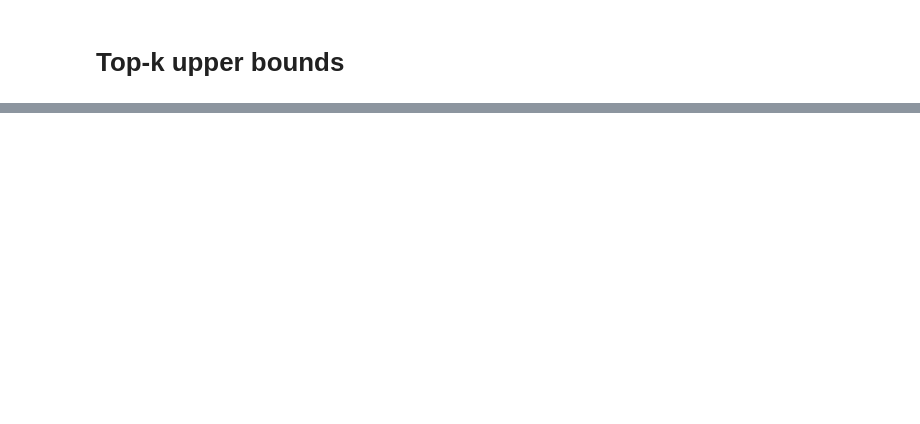
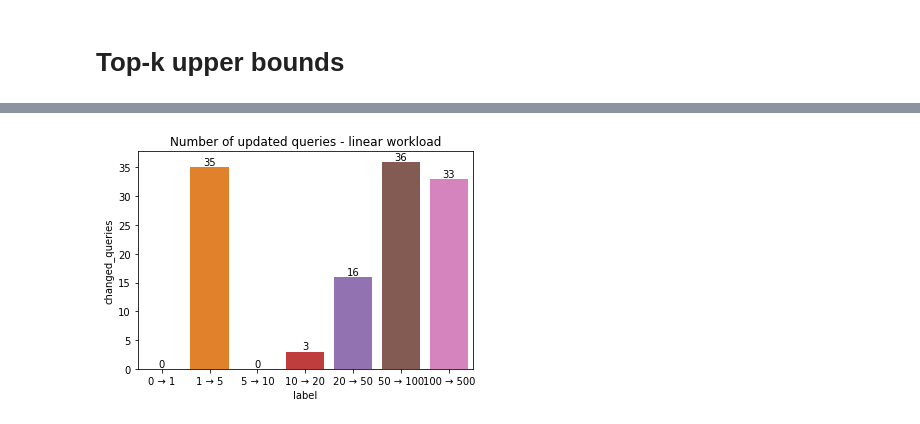
Before and after one commit to rbergm/PostBOUND, a Jupyter notebook: ues/UES_TopKBounds.ipynb, the cells around one changed output, grey strips where cells are left out. Cells and saved outputs as stored; diff of their text form; code cells hidden in the pictures; blank space fills up the shorter version.

```diff
--- a/ues/UES_TopKBounds.ipynb
+++ b/ues/UES_TopKBounds.ipynb
@@ -108,0 +120,19 @@ sns.boxplot(data=df[df["topk_length"] < 100], x="topk_length", y="bound_improvem
+# %%
+topk_settings = [0, 1, 5, 10, 20, 50, 100]
+topk_setting_successors = [1, 5, 10, 20, 50, 100, 500]
+changed_topk_queries = []
+for topk, topk_next in zip(topk_settings, topk_setting_successors):
+    topk_results = results[results["linear"] & (results["topk_length"] == topk)]
+    topk_next_results = results[results["linear"] & (results["topk_length"] == topk_next)]
+    join_path_comparison = pd.merge(topk_results.ues_join_path, topk_next_results.ues_join_path, left_index=True, right_index=True, suffixes=("", "_next"))
+    join_path_comparison["stable"] = join_path_comparison.ues_join_path == join_path_comparison.ues_join_path_next
+    stable_paths = join_path_comparison.stable.sum()
+    changed_paths = len(join_path_comparison) - stable_paths
+    label = f"{topk} → {topk_next}"
+    changed_topk_queries.append({"topk": topk, "topk_next": topk_next, "changed_queries": changed_paths, "label": label})
+changed_topk_queries = pd.DataFrame(changed_topk_queries)
+g = sns.barplot(data=changed_topk_queries, x="label", y="changed_queries")
+g.set(title="Number of updated queries - linear workload")
+__ = g.bar_label(g.containers[0])
+# %% [output]
+[figure, added]
```
Also changed, not shown: parts of 13 cells of this notebook.
